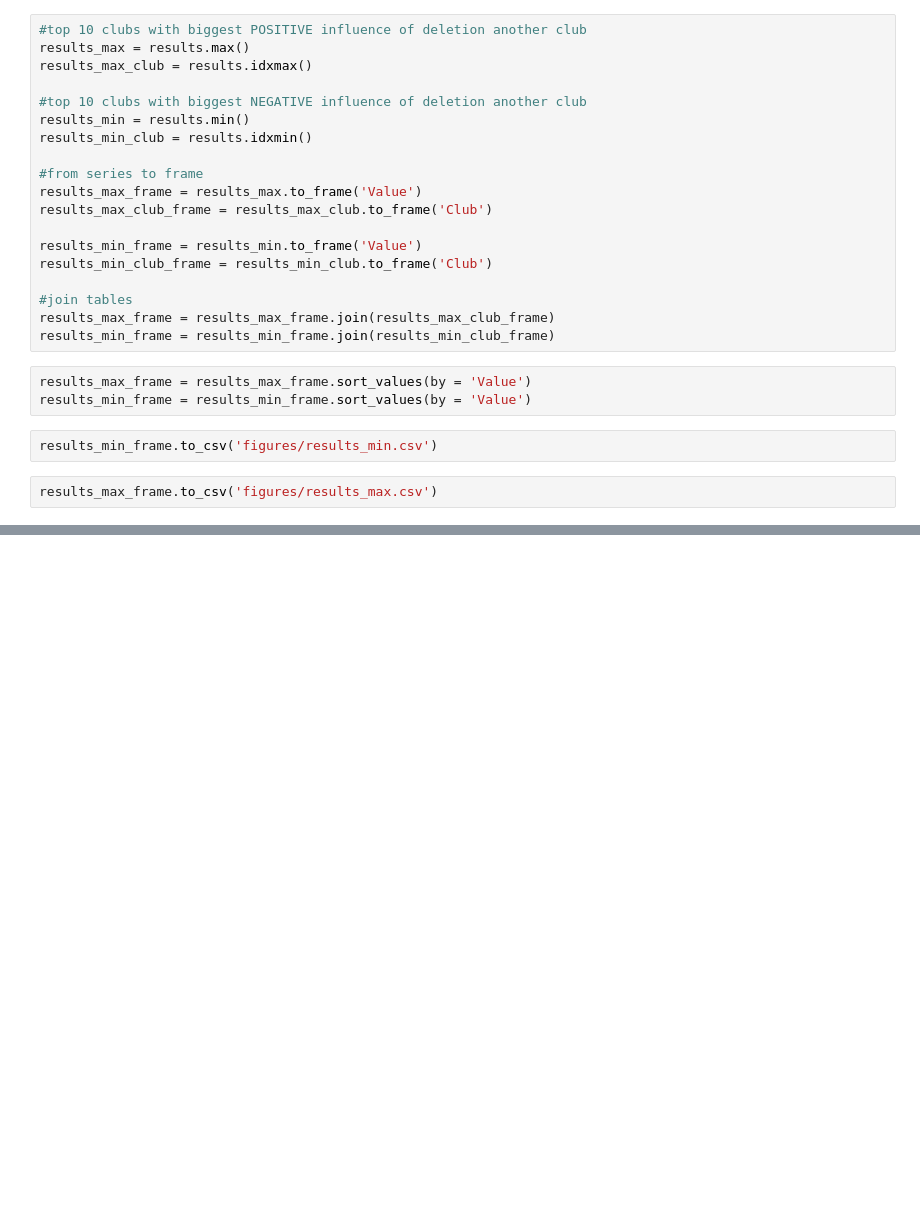
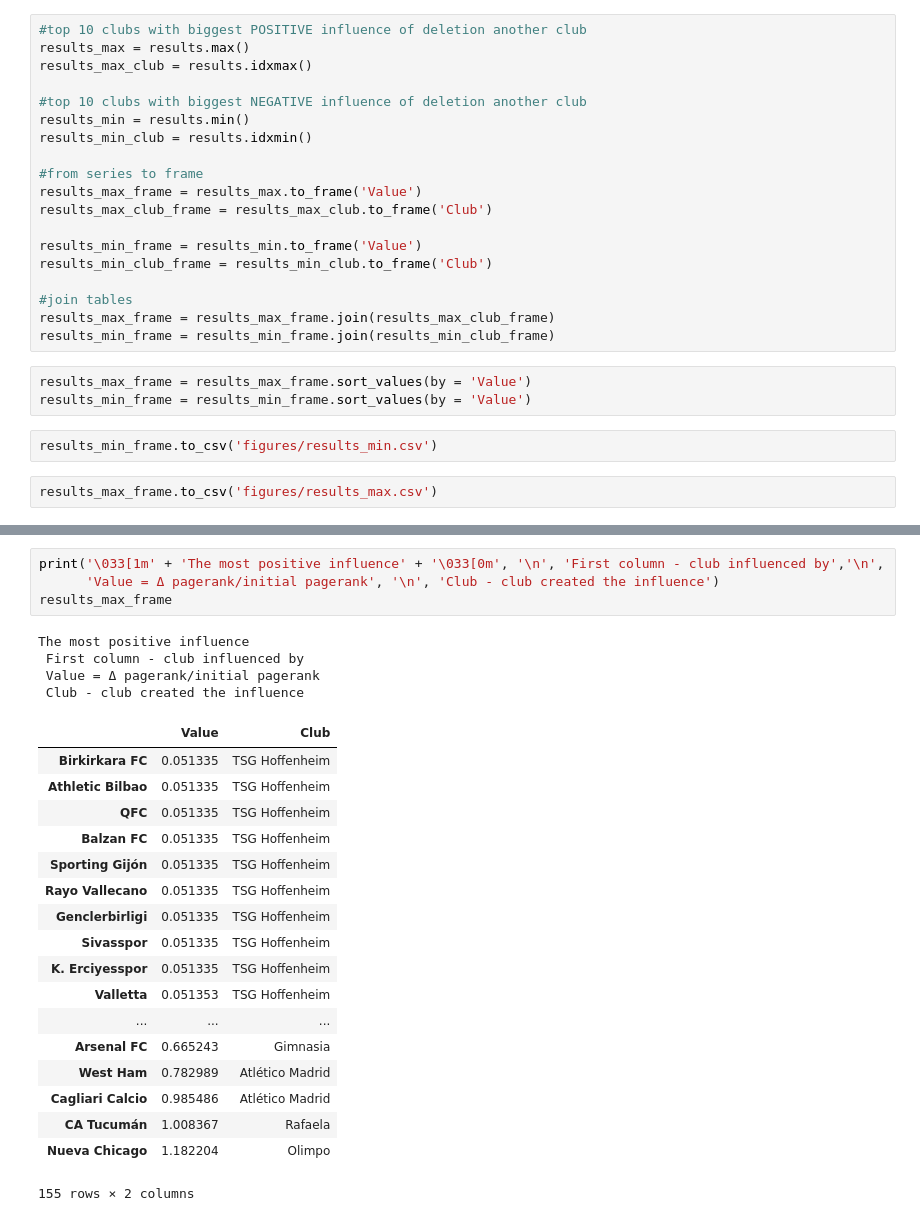
Before and after one commit to MGT-416/Team1FinalProject, a Jupyter notebook: 5. Age analysis and Pagerank influence analysis.ipynb, the cells around one changed output, grey strips where cells are left out. Drawn from its saved outputs; the diff is of its cells as text; blank space fills up the shorter version.

```diff
--- a/5. Age analysis and Pagerank influence analysis.ipynb
+++ b/5. Age analysis and Pagerank influence analysis.ipynb
@@ -771,0 +641,27 @@ results
+# %%
+print('\033[1m' + 'The most positive influence' + '\033[0m', '\n', 'First column - club influenced by','\n',
+      'Value = Δ pagerank/initial pagerank', '\n', 'Club - club created the influence')
+results_max_frame
+# %% [output]
+The most positive influence
+ First column - club influenced by
+ Value = Δ pagerank/initial pagerank
+ Club - club created the influence
+|  | Value | Club |
+| Birkirkara FC | 0.051335 | TSG Hoffenheim |
+| Athletic Bilbao | 0.051335 | TSG Hoffenheim |
+| QFC | 0.051335 | TSG Hoffenheim |
+| Balzan FC | 0.051335 | TSG Hoffenheim |
+| Sporting Gijón | 0.051335 | TSG Hoffenheim |
+| Rayo Vallecano | 0.051335 | TSG Hoffenheim |
+| Genclerbirligi | 0.051335 | TSG Hoffenheim |
+| Sivasspor | 0.051335 | TSG Hoffenheim |
+| K. Erciyesspor | 0.051335 | TSG Hoffenheim |
+| Valletta | 0.051353 | TSG Hoffenheim |
+| ... | ... | ... |
+| Arsenal FC | 0.665243 | Gimnasia |
+| West Ham | 0.782989 | Atlético Madrid |
+| Cagliari Calcio | 0.985486 | Atlético Madrid |
+| CA Tucumán | 1.008367 | Rafaela |
+| Nueva Chicago | 1.182204 | Olimpo |
+155 rows × 2 columns
```
Also changed, not shown: parts of 16 cells of this notebook.
